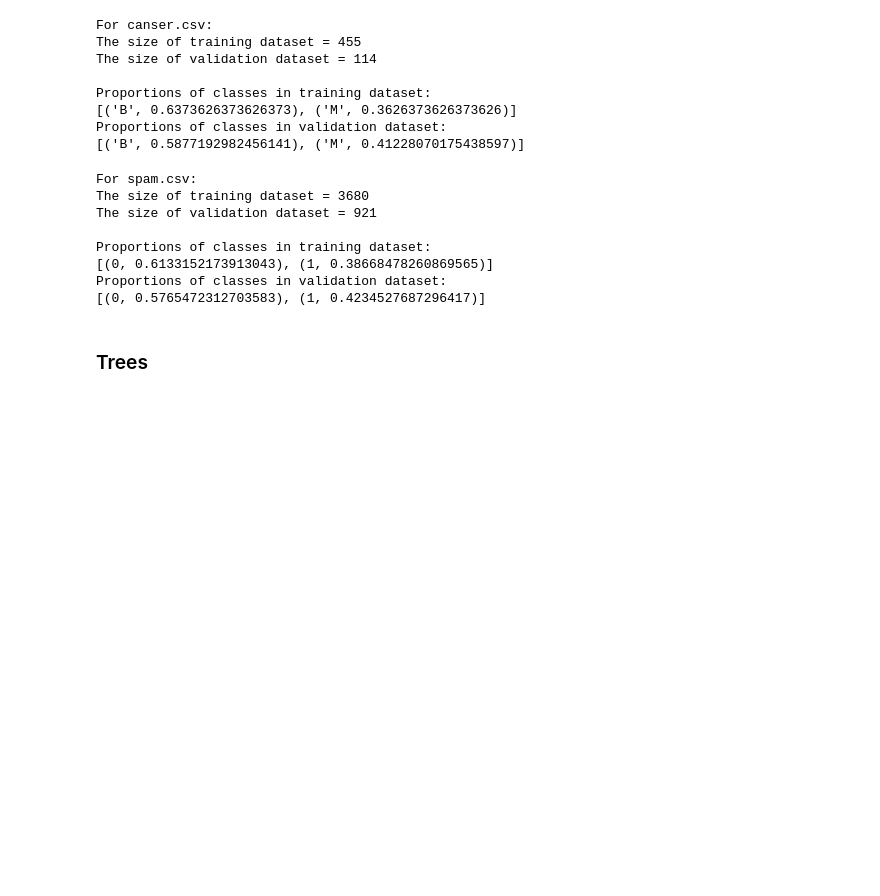
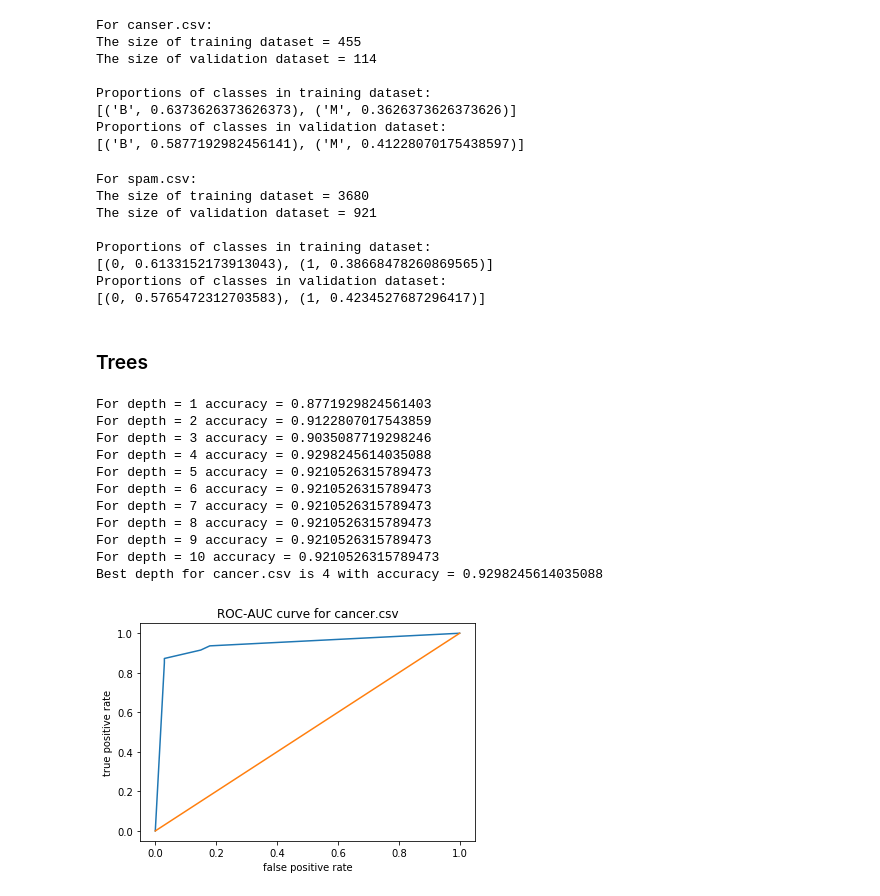
Before and after one commit to aliscafo/ml-2019, a Jupyter notebook: hw1/hw1.ipynb, the cells around one changed output. Drawn from its saved outputs; the diff is of its cells as text; code cells hidden in the pictures; blank space fills up the shorter version.

Commit message:
add curves

```diff
--- a/hw1/hw1.ipynb
+++ b/hw1/hw1.ipynb
@@ -639,20 +654,67 @@ class NodeDecisionTree:
         else:
             return self.left_subtree.predict(x, depth - 1)
 # %%
-def build_tree(x, y, depth, total):
-    return NodeDecisionTree().build(x, y, depth, total)
+def build_tree(x, y, depth, total, pos_label):
+    return NodeDecisionTree().build(x, y, depth, total, pos_label)
 # %%
 def find_accuracy(tree, x, y, depth):
     n = x.shape[0]
     corr = 0
 
+    prs = []
+
     for (index, row), label in zip(x.iterrows(), y):
-        if tree.predict(row, depth) == label:
+        prediction, pr = tree.predict(row, depth)
+        prs.append(pr)
+
+        if (prediction == label):
             corr += 1
 
     accuracy = corr / n
     print("For depth = " + str(depth) + " accuracy = " + str(accuracy))
-    return accuracy
+    return accuracy, prs
+# %%
+depth = 10
+
+x, y = get_dataset(cancer_csv)
+x_train, x_valid, y_train, y_valid = train_test_split(x, y, test_size=0.2)
+
+t = build_tree(x_train, y_train, depth, x_train.shape[0], 'M')
+
+best_depth = None
+best_acc = 0
+best_prs = None
+
+for d in range(1, 11):
+    acc, prs = find_accuracy(t, x_valid, y_valid, d)
+    if (best_acc < acc):
+        best_depth = d
+        best_acc = acc
+        best_prs = prs
+
+print("Best depth for cancer.csv is " + str(best_depth) + " with accuracy = " + str(best_acc))
+
+y_valid = list(map(lambda elem: 1 if elem == 'M' else 0, y_valid.values))
+curve = metrics.roc_curve(y_valid, best_prs, pos_label=1)
+plt.xlabel("false positive rate")
+plt.ylabel("true positive rate")
+plt.plot(curve[0], curve[1])
+plt.plot([0, 1], [0, 1])
+plt.title("ROC-AUC curve for cancer.csv")
+plt.show()
+# %% [output]
+For depth = 1 accuracy = 0.8771929824561403
+For depth = 2 accuracy = 0.9122807017543859
+For depth = 3 accuracy = 0.9035087719298246
+For depth = 4 accuracy = 0.9298245614035088
+For depth = 5 accuracy = 0.9210526315789473
+For depth = 6 accuracy = 0.9210526315789473
+For depth = 7 accuracy = 0.9210526315789473
+For depth = 8 accuracy = 0.9210526315789473
+For depth = 9 accuracy = 0.9210526315789473
+For depth = 10 accuracy = 0.9210526315789473
+Best depth for cancer.csv is 4 with accuracy = 0.9298245614035088
+[figure, added]
 # %%
 depth = 10
 
```
Also changed, not shown: parts of 3 cells of this notebook, 2 other files.
